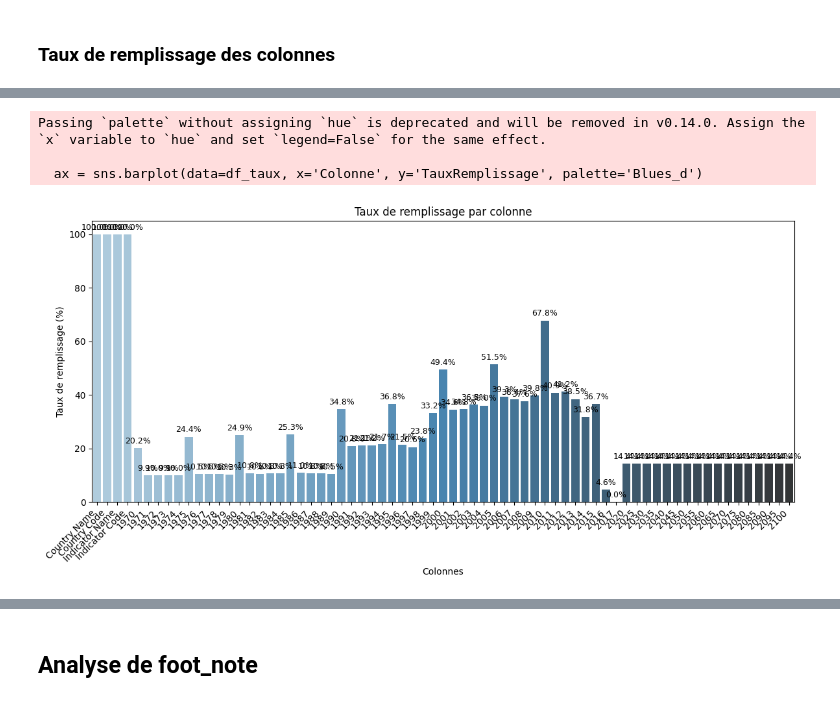
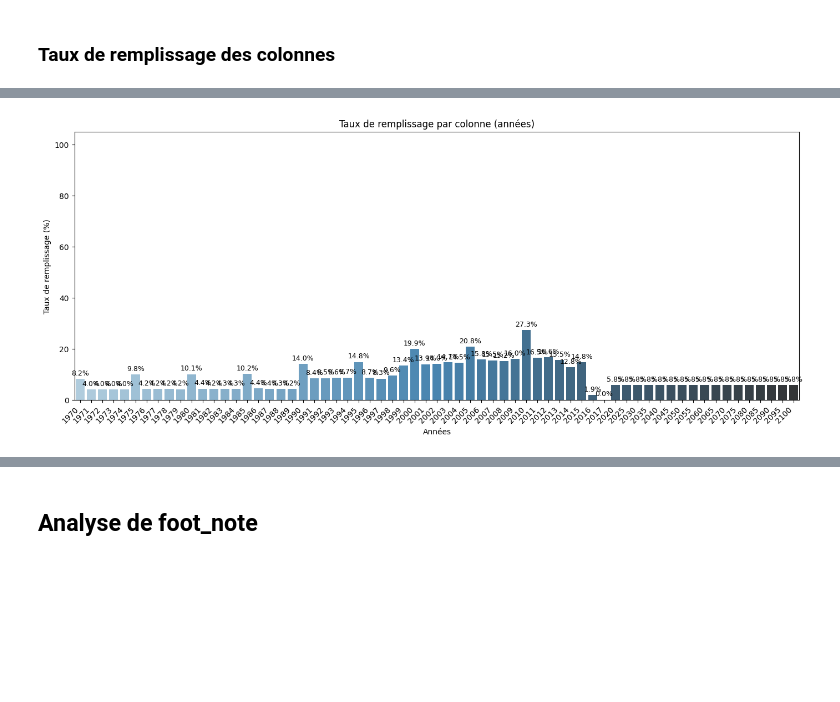
Before and after one commit to mcourte/DE_Projet2, a Jupyter notebook: jupyter_education_exo1.ipynb, the cells around one changed output, grey strips where cells are left out. Drawn from its saved outputs; the diff is of its cells as text; code cells hidden in the pictures; blank space fills up the shorter version.

```diff
--- a/jupyter_education_exo1.ipynb
+++ b/jupyter_education_exo1.ipynb
@@ -466,3 +509,5 @@ Unnamed 69 : aucune info
+# %%
+ed_data = ed_data.drop("Unnamed: 69" , axis=1)
 # %%
 ed_data.value_counts("Country Name")
 # %% [output]
@@ -673,14 +632,14 @@ plt.show()
 ### Taux de remplissage des colonnes
 # %%
 # 1. Calcul du taux de remplissage
-taux = (ed_data_filtered.notna().mean() * 100).round(2)
+taux = (ed_data.notna().mean() * 100).round(2)
 
 # 2. Transformation en DataFrame pour seaborn
 df_taux = taux.reset_index()
 df_taux.columns = ['Colonne', 'TauxRemplissage']
 
 plt.figure(figsize=(12, 6))
-ax = sns.barplot(data=df_taux, x='Colonne', y='TauxRemplissage', palette='Blues_d')
+ax = sns.barplot(data=df_taux, x='Colonne', y='TauxRemplissage', hue='Colonne', palette='Blues_d')
 
 # Afficher le taux au-dessus de chaque barre
 for container in ax.containers:
@@ -718,27 +657,35 @@ ed_data_clean.head(5)
 # %%
-# 1. Calcul du taux de remplissage
-taux = (ed_data_clean.notna().mean() * 100).round(2)
+# 1. Sélectionner les colonnes de type année (supposons qu'elles commencent à l'index 4)
+years_cols = ed_data.columns[4:]
 
-# 2. Transformation en DataFrame pour seaborn
+# 2. Calculer le taux de remplissage pour chaque colonne
+taux = ed_data[years_cols].notna().mean() * 100
+taux = taux.round(2)
+
+# 3. Transformation en DataFrame pour l'affichage
 df_taux = taux.reset_index()
 df_taux.columns = ['Colonne', 'TauxRemplissage']
 
-plt.figure(figsize=(12, 6))
-ax = sns.barplot(data=df_taux, x='Colonne', y='TauxRemplissage', palette='Blues_d')
+# 4. Affichage avec seaborn
+plt.figure(figsize=(14, 6))
+ax = sns.barplot(
+    data=df_taux,
+    x='Colonne',
+    y='TauxRemplissage',
+    hue='Colonne',
+    palette='Blues_d'
+)
 
-# Afficher le taux au-dessus de chaque barre
+# 5. Ajouter les étiquettes au-dessus de chaque barre
 for container in ax.containers:
     ax.bar_label(container, fmt='%.1f%%', label_type='edge', fontsize=9, padding=3)
 
-plt.title("Taux de remplissage par colonne")
+plt.title("Taux de remplissage par colonne (années)")
 plt.ylabel("Taux de remplissage (%)")
-plt.xlabel("Colonnes")
+plt.xlabel("Années")
 plt.ylim(0, 105)
 plt.xticks(rotation=45, ha='right')
 plt.tight_layout()
 plt.show()
 # %% [output]
-Passing `palette` without assigning `hue` is deprecated and will be removed in v0.14.0. Assign the `x` variable to `hue` and set `legend=False` for the same effect.
-
-  ax = sns.barplot(data=df_taux, x='Colonne', y='TauxRemplissage', palette='Blues_d')
-[figure, old version]
+[figure, new version]
```
Also changed, not shown: parts of 190 cells of this notebook, 1 other file.
